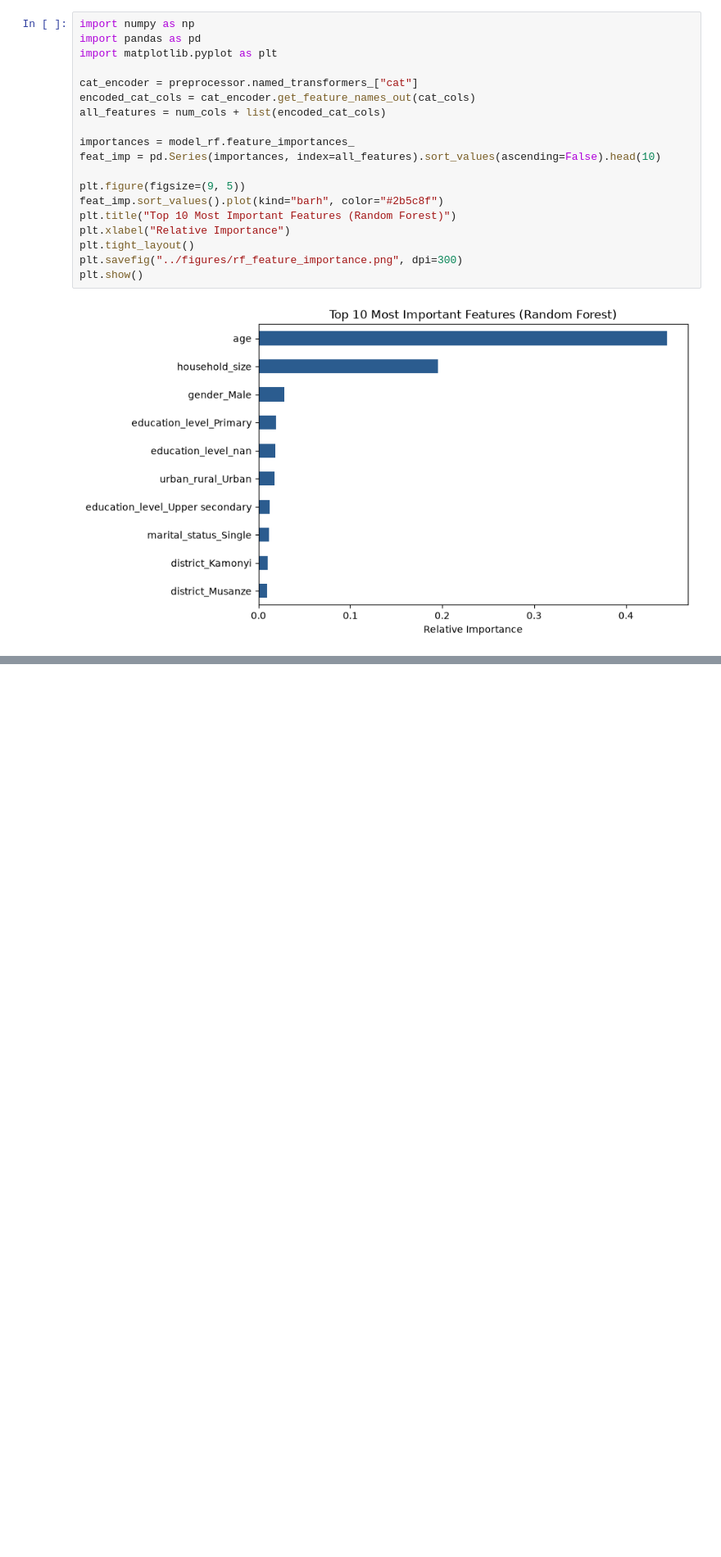
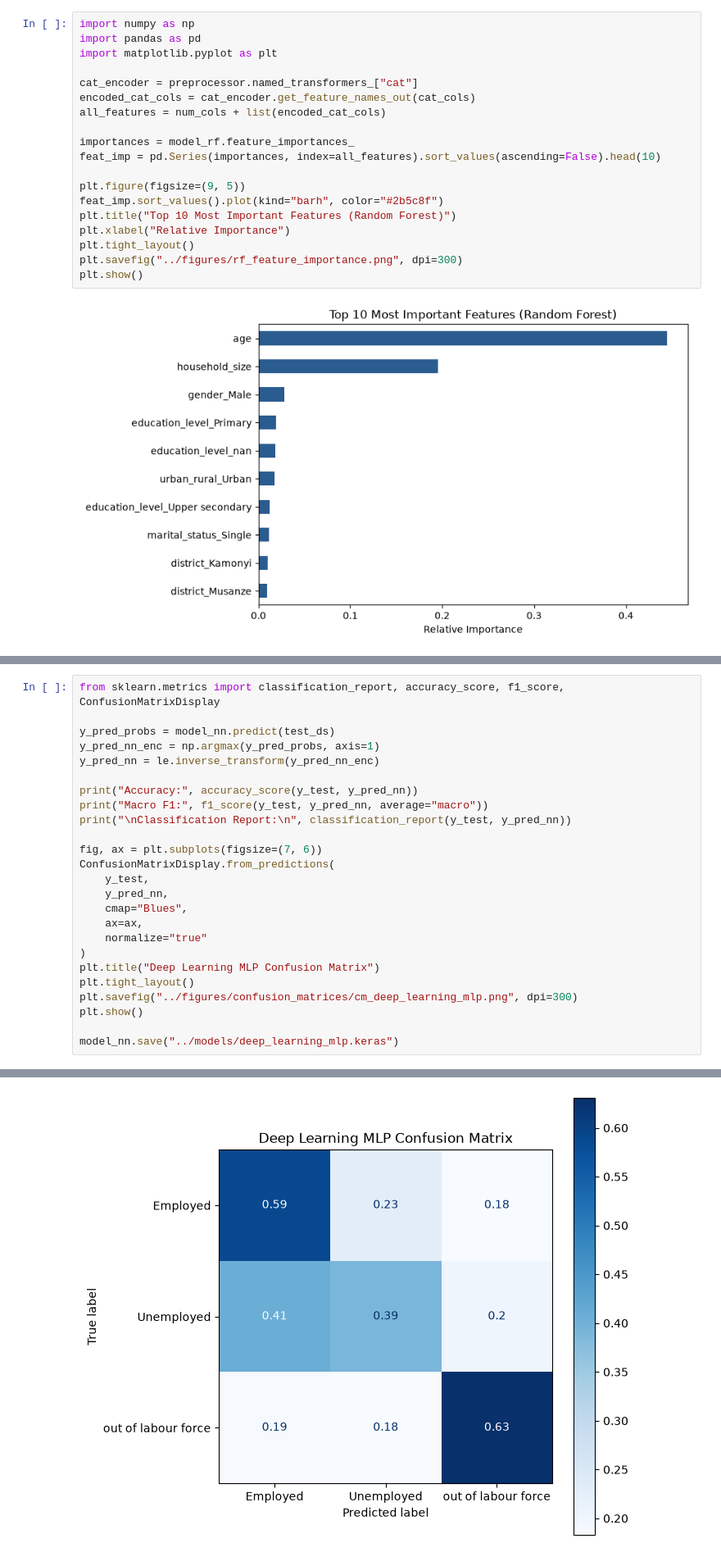
Before and after one commit to sahraomar1/ML_Summative_Assignment, a Jupyter notebook: notebooks/02_pipeline_and_modeling.ipynb, the cells around one changed output, grey strips where cells are left out. Shown at 82% size. Saved outputs shown, nothing was run; the diff lists cells and outputs as text; blank space fills up the shorter version.

```diff
--- a/notebooks/02_pipeline_and_modeling.ipynb
+++ b/notebooks/02_pipeline_and_modeling.ipynb
@@ -314,0 +461,26 @@ plt.show()
+# %%
+from sklearn.metrics import classification_report, accuracy_score, f1_score, ConfusionMatrixDisplay
+
+y_pred_probs = model_nn.predict(test_ds)
+y_pred_nn_enc = np.argmax(y_pred_probs, axis=1)
+y_pred_nn = le.inverse_transform(y_pred_nn_enc)
+
+print("Accuracy:", accuracy_score(y_test, y_pred_nn))
+print("Macro F1:", f1_score(y_test, y_pred_nn, average="macro"))
+print("\nClassification Report:\n", classification_report(y_test, y_pred_nn))
+
+fig, ax = plt.subplots(figsize=(7, 6))
+ConfusionMatrixDisplay.from_predictions(
+    y_test,
+    y_pred_nn,
+    cmap="Blues",
+    ax=ax,
+    normalize="true"
+)
+plt.title("Deep Learning MLP Confusion Matrix")
+plt.tight_layout()
+plt.savefig("../figures/confusion_matrices/cm_deep_learning_mlp.png", dpi=300)
+plt.show()
+
+model_nn.save("../models/deep_learning_mlp.keras")
+# %% [output]
@@ -314,0 +501 @@ plt.show()
+[figure, added]
```
Also changed, not shown: parts of 4 cells of this notebook, 2 other files.
